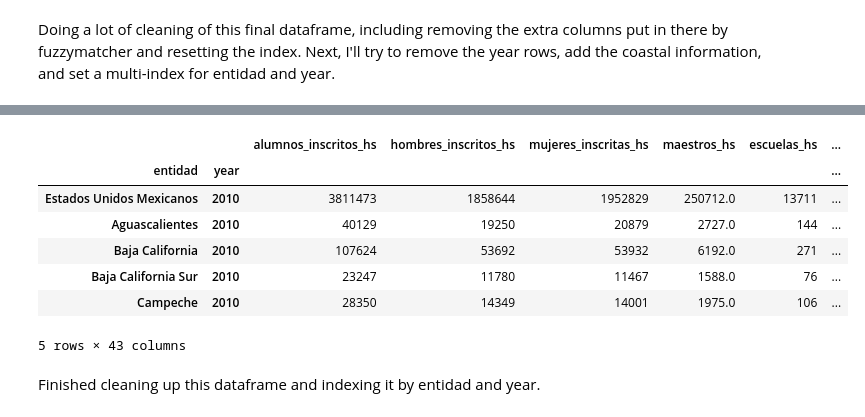
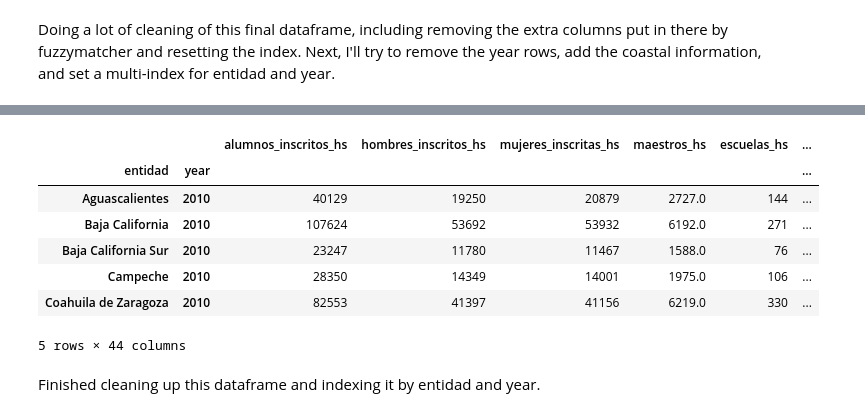
Before and after one commit to marioamz/MexicoOC_Index, a Jupyter notebook: Mexico_OC_Index.ipynb, the cells around one changed output, grey strips where cells are left out. Saved outputs shown, nothing was run; the diff lists cells and outputs as text; code cells hidden in the pictures.

```diff
--- a/Mexico_OC_Index.ipynb
+++ b/Mexico_OC_Index.ipynb
@@ -364,3 +434,5 @@ Name: entidad, dtype: int64
 # %%
 final.drop(['best_match_score', '__id_left', '__id_right', 'entidad_left', 'capital'], axis=1, inplace=True)
 final.rename(columns={'year_left':'year'}, inplace=True)
+# %%
+this = fuzzy_left_join(final, melted_pop, ['entidad', 'year'], ['entidad', 'year'])
@@ -367,16 +459,21 @@ final.rename(columns={'year_left':'year'}, inplace=True)
+# %%
+this.drop(['best_match_score', '__id_left', '__id_right', 'entidad_right', 'year_right'], axis=1, inplace=True)
+this.rename(columns={'year_left':'year', 'entidad_left':'entidad'}, inplace=True)
+# %%
+final_df = this[this.entidad != 'Estados Unidos Mexicanos']
 # %%
-final.set_index(['entidad', 'year'], inplace=True)
+final_df.set_index(['entidad', 'year'], inplace=True)
 # %%
-final.head()
+final_df.head()
 # %% [output]
 |  |  | alumnos_inscritos_hs | hombres_inscritos_hs | mujeres_inscritas_hs | maestros_hs | escuelas_hs | ... |
 | entidad | year |  |  |  |  |  | ... |
-| Estados Unidos Mexicanos | 2010 | 3811473 | 1858644 | 1952829 | 250712.0 | 13711 | ... |
 | Aguascalientes | 2010 | 40129 | 19250 | 20879 | 2727.0 | 144 | ... |
 | Baja California | 2010 | 107624 | 53692 | 53932 | 6192.0 | 271 | ... |
 | Baja California Sur | 2010 | 23247 | 11780 | 11467 | 1588.0 | 76 | ... |
 | Campeche | 2010 | 28350 | 14349 | 14001 | 1975.0 | 106 | ... |
+| Coahuila de Zaragoza | 2010 | 82553 | 41397 | 41156 | 6219.0 | 330 | ... |
-5 rows × 43 columns
+5 rows × 44 columns
 # %% [markdown]
 Finished cleaning up this dataframe and indexing it by entidad and year.
 # %% [markdown]
```
Also changed, not shown: parts of 12 cells of this notebook, 32 other files.
